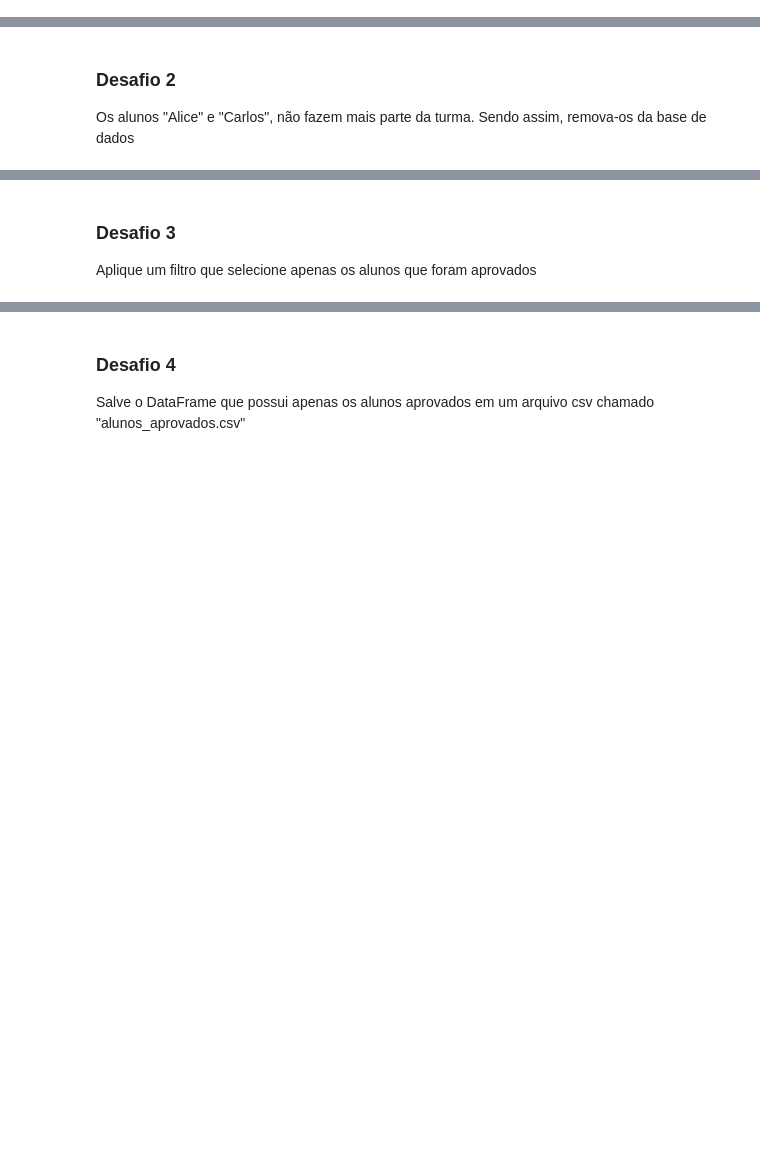
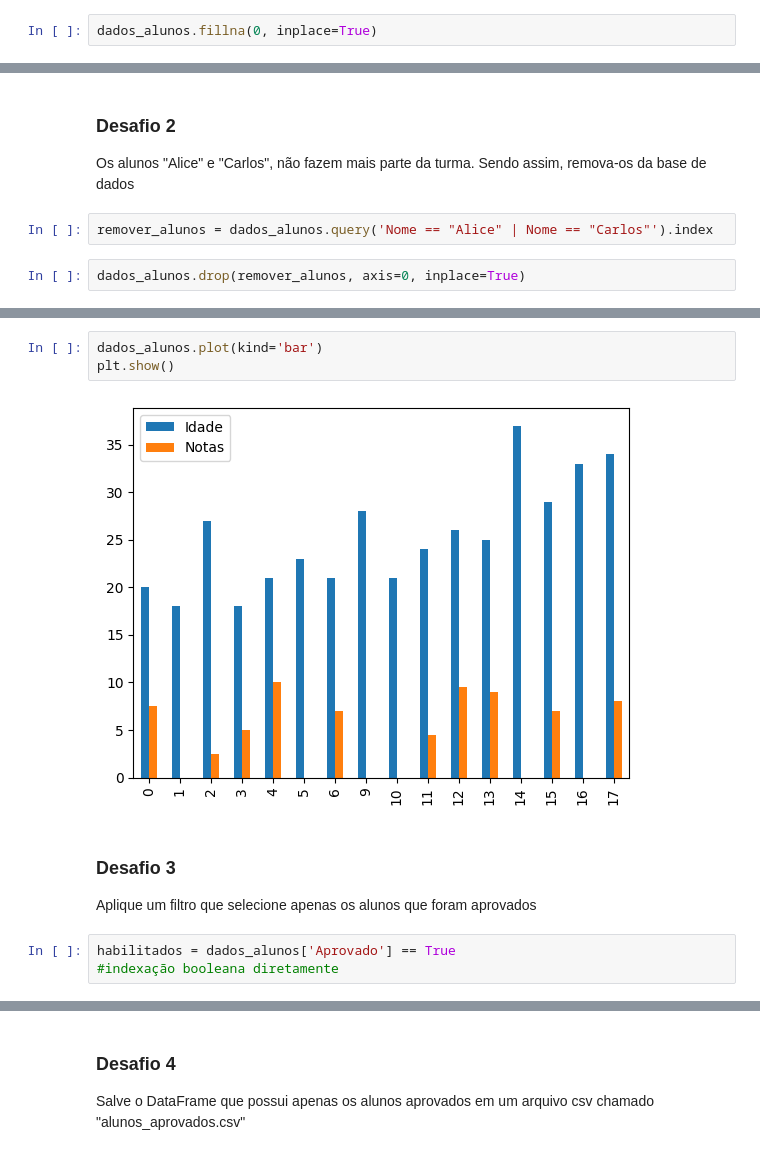
Before and after one commit to YuriArduino/Estudos_Pandas, a Jupyter notebook: Exercícios.ipynb, the cells around one changed output, grey strips where cells are left out. Cells and saved outputs as stored; diff of their text form; blank space fills up the shorter version.

```diff
--- a/Exercícios.ipynb
+++ b/Exercícios.ipynb
@@ -233,0 +239,2 @@ Verifique se a base de dados possui dados nulos e caso tenha, realize o tratamen
+# %%
+dados_alunos.fillna(0, inplace=True)
@@ -234,3 +270,7 @@ Verifique se a base de dados possui dados nulos e caso tenha, realize o tratamen
 # %% [markdown]
 ### Desafio 2
 Os alunos "Alice" e "Carlos", não fazem mais parte da turma. Sendo assim, remova-os da base de dados
+# %%
+remover_alunos = dados_alunos.query('Nome == "Alice" | Nome == "Carlos"').index
+# %%
+dados_alunos.drop(remover_alunos, axis=0, inplace=True)
@@ -237,3 +338,11 @@ Os alunos "Alice" e "Carlos", não fazem mais parte da turma. Sendo assim, remov
+# %%
+dados_alunos.plot(kind='bar')
+plt.show()
+# %% [output]
+[figure, added]
 # %% [markdown]
 ### Desafio 3
 Aplique um filtro que selecione apenas os alunos que foram aprovados
+# %%
+habilitados = dados_alunos['Aprovado'] == True
+#indexação booleana diretamente
```
Also changed, not shown: parts of 15 cells of this notebook.
